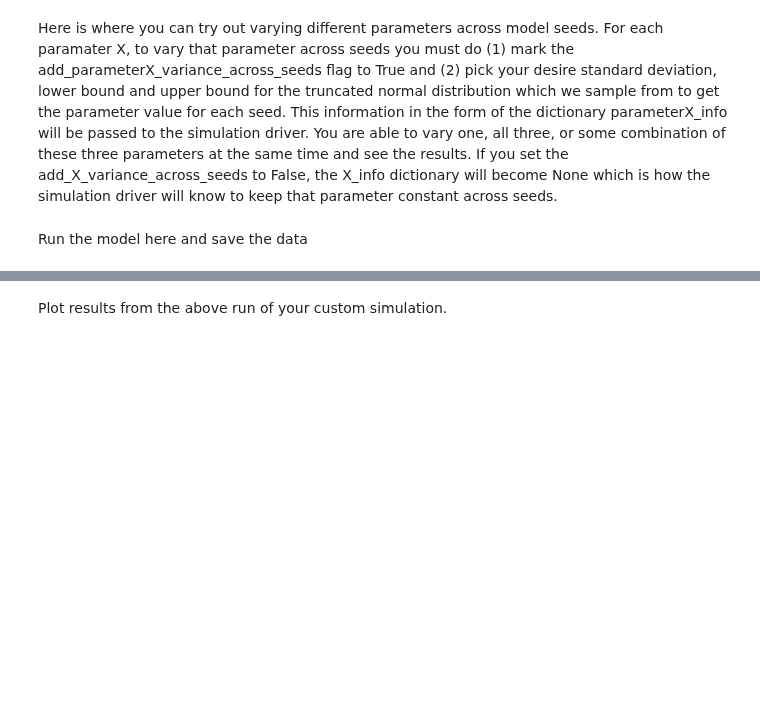
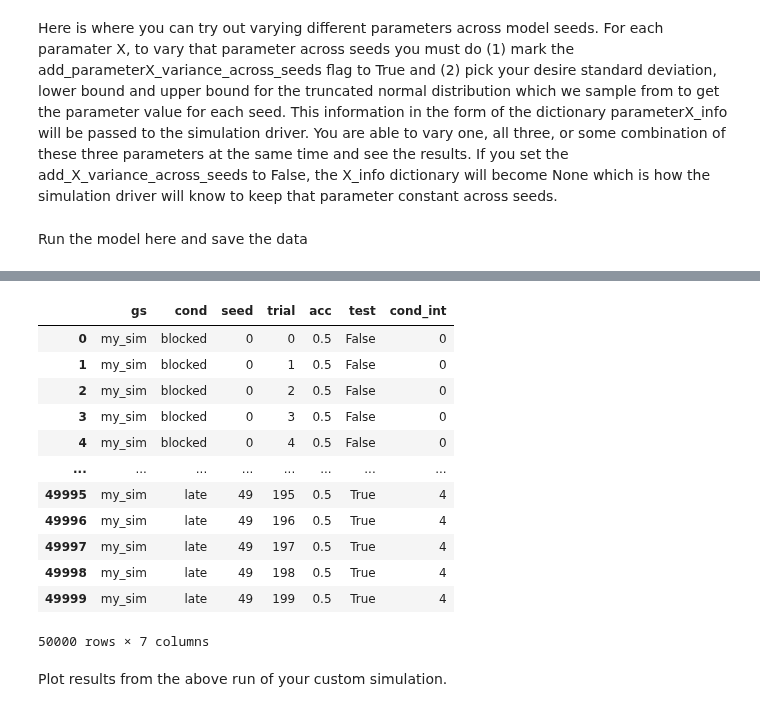
Before and after one commit to PrincetonCompMemLab/blocked_training_facilitates_learning, a Jupyter notebook: new_simulation_sandbox.ipynb, the cells around one changed output, grey strips where cells are left out. Drawn from its saved outputs; the diff is of its cells as text; code cells hidden in the pictures; blank space fills up the shorter version.

```diff
--- a/new_simulation_sandbox.ipynb
+++ b/new_simulation_sandbox.ipynb
@@ -142,3 +138,19 @@ TypeError: __init__() got an unexpected keyword argument 'stickiness_wi'
+# %%
+model_acc_df
+# %% [output]
+|  | gs | cond | seed | trial | acc | test | cond_int |
+| 0 | my_sim | blocked | 0 | 0 | 0.5 | False | 0 |
+| 1 | my_sim | blocked | 0 | 1 | 0.5 | False | 0 |
+| 2 | my_sim | blocked | 0 | 2 | 0.5 | False | 0 |
+| 3 | my_sim | blocked | 0 | 3 | 0.5 | False | 0 |
+| 4 | my_sim | blocked | 0 | 4 | 0.5 | False | 0 |
+| ... | ... | ... | ... | ... | ... | ... | ... |
+| 49995 | my_sim | late | 49 | 195 | 0.5 | True | 4 |
+| 49996 | my_sim | late | 49 | 196 | 0.5 | True | 4 |
+| 49997 | my_sim | late | 49 | 197 | 0.5 | True | 4 |
+| 49998 | my_sim | late | 49 | 198 | 0.5 | True | 4 |
+| 49999 | my_sim | late | 49 | 199 | 0.5 | True | 4 |
+50000 rows × 7 columns
 # %% [markdown]
 Plot results from the above run of your custom simulation.
 # %%
```
Also changed, not shown: parts of 3 cells of this notebook, 2 other files.
